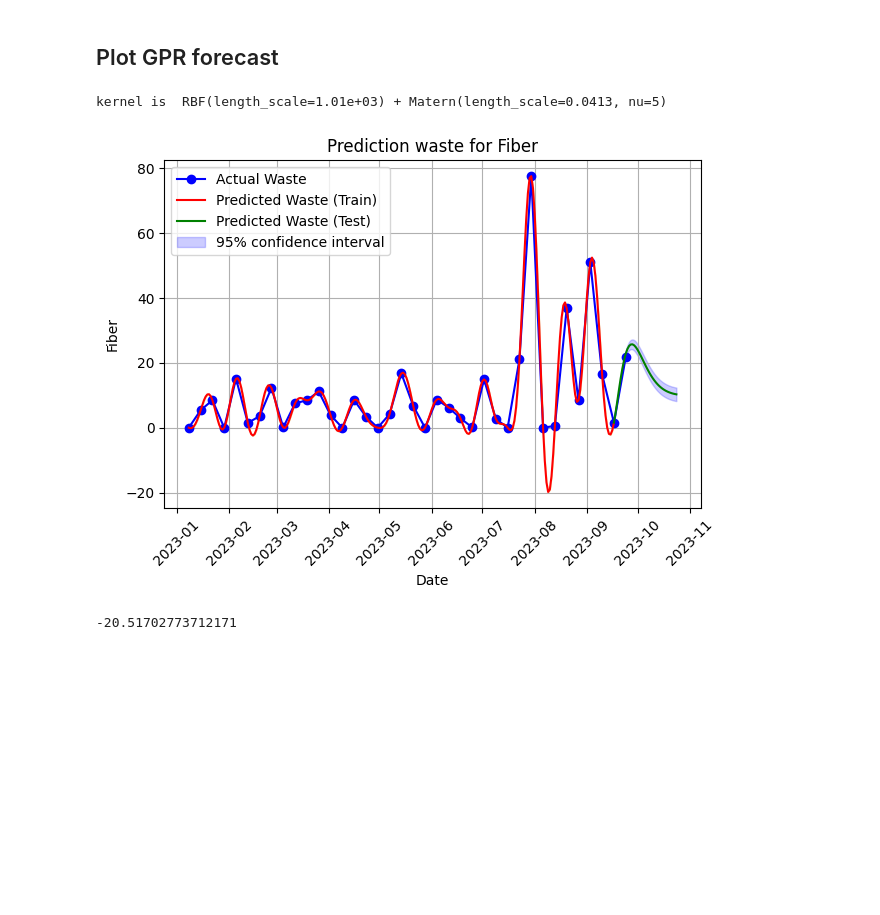
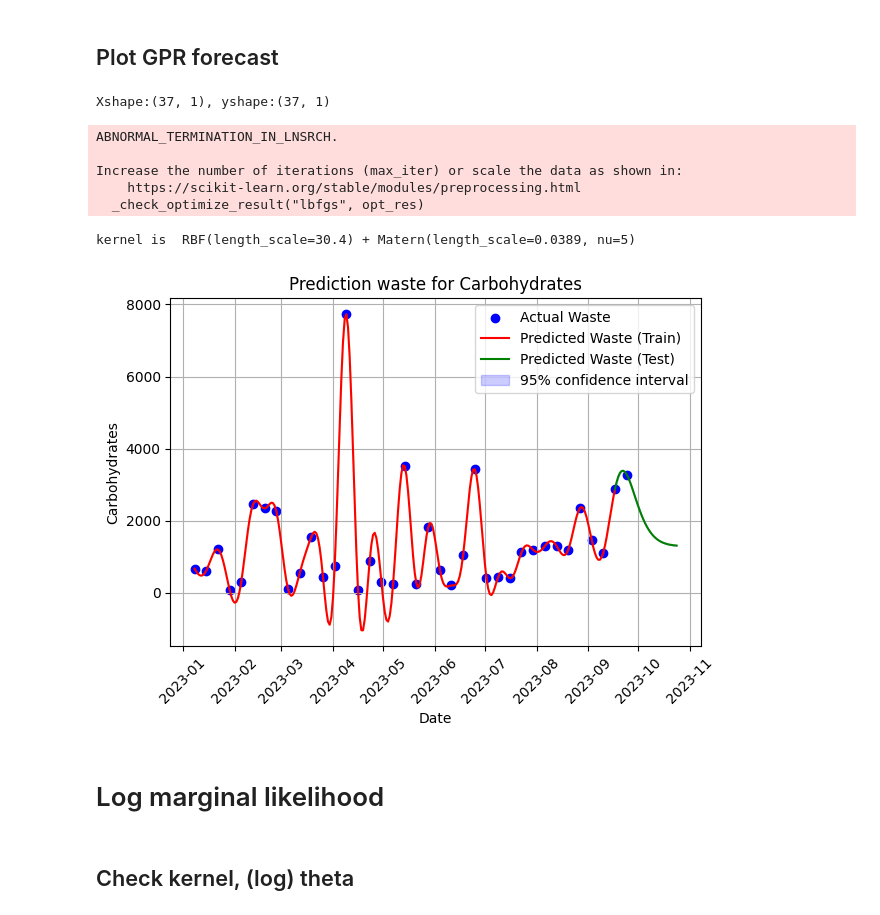
Before and after one commit to avetroque/nutrimatch, a Jupyter notebook: src/EDA.ipynb, the cells around one changed output. Cells and saved outputs as stored; diff of their text form; code cells hidden in the pictures; blank space fills up the shorter version.

```diff
--- a/src/EDA.ipynb
+++ b/src/EDA.ipynb
@@ -532,7 +532,7 @@ import pandas as pd
 import numpy as np
 import matplotlib.pyplot as plt
 from sklearn.gaussian_process import GaussianProcessRegressor
-from sklearn.gaussian_process.kernels import RBF, Matern, WhiteKernel, ConstantKernel as C
+from sklearn.gaussian_process.kernels import RBF, Matern, WhiteKernel, ExpSineSquared,ConstantKernel as C
 from sklearn.metrics import mean_squared_error
 import joblib
 from datetime import datetime, timedelta
@@ -545,7 +545,7 @@ df = pd.read_csv(r'Weekly_Average_FoodWaste.csv')
 df['Date'] = pd.to_datetime(df['Date'])
 
 # Define the chosen category for plotting
-chosen_category = 'Fiber'
+chosen_category = 'Carbohydrates'
 # print(df[chosen_category])
 
 # Filter the data for the chosen category
@@ -585,8 +585,15 @@ kernel_rbf = RBF(length_scale=20 ) #+ WhiteKernel(noise_level=10)
 kernel_matern = Matern(length_scale=2.4, nu=5 ) #length_scale=2, nu=1.05, sigma=1 / length_scale=2.4, nu=1.03, sigma=2 / length_scale=2.4, nu=5 , split = 0.97
 kernel_combined = kernel_rbf + kernel_matern
 
+# Shah-change here
+#kernel_rbf =  RBF(length_scale=1)
+#kernel_matern = ExpSineSquared(length_scale=1)
+#kernel_combined = kernel_rbf + kernel_matern
+
 # Create Gaussian Process with different kernels
 model = GaussianProcessRegressor(kernel=kernel_combined, n_restarts_optimizer=10)
+
+print(f'Xshape:{X.shape}, yshape:{y.shape}')
 
 # Fit the Gaussian Processes for the current category
 model.fit(X, y)
@@ -628,37 +635,44 @@ predicted_waste_test = y_pred_test * np.max(filtered_data[chosen_category])
 #Set the confidence interval (shah)
 #w = 2
 w = 2
 alpha = 0.2 #0.2
 
 # Visualization
-plt.plot(filtered_data['Date'], filtered_data[chosen_category], marker='o' ,c='blue', label='Actual Waste')
+#plt.plot(filtered_data['Date'], filtered_data[chosen_category], marker='o' ,c='blue', label='Actual Waste')
+plt.scatter(filtered_data['Date'], filtered_data[chosen_category],c='blue', label='Actual Waste')
 plt.plot(date_train, predicted_waste_train, 'r', label='Predicted Waste (Train)')
 plt.plot(date_test, predicted_waste_test, c='green', markersize=8, label='Predicted Waste (Test)')
 plt.fill_between(
     date_train.ravel(),
     predicted_waste_train - w * sigma_range_train,
     predicted_waste_train + w * sigma_range_train,
     alpha=alpha,
     color='y')
 plt.fill_between(
     date_test.ravel(),
     predicted_waste_test - w * sigma_range_test,
     predicted_waste_test + w * sigma_range_test,
     alpha=alpha,
     color='b',
     label=r"95% confidence interval")
 plt.xlabel('Date')
 plt.ylabel(chosen_category)
 plt.title(f'Prediction waste for {chosen_category}')
 plt.legend()
 plt.xticks(rotation=45)
 plt.grid(True)
 plt.tight_layout()
 plt.show()
 # %% [output]
-kernel is  RBF(length_scale=1.01e+03) + Matern(length_scale=0.0413, nu=5)
+Xshape:(37, 1), yshape:(37, 1)
+ABNORMAL_TERMINATION_IN_LNSRCH.
+
+Increase the number of iterations (max_iter) or scale the data as shown in:
+    https://scikit-learn.org/stable/modules/preprocessing.html
+  _check_optimize_result("lbfgs", opt_res)
+kernel is  RBF(length_scale=30.4) + Matern(length_scale=0.0389, nu=5)
-[figure, old version]
+[figure, new version]
-# %%
-model.log_marginal_likelihood()
-# %% [output]
--20.51702773712171
+# %% [markdown]
+# Log marginal likelihood
+# %% [markdown]
+## Check kernel, (log) theta
```
Also changed, not shown: parts of 10 cells of this notebook, 6 other files.
